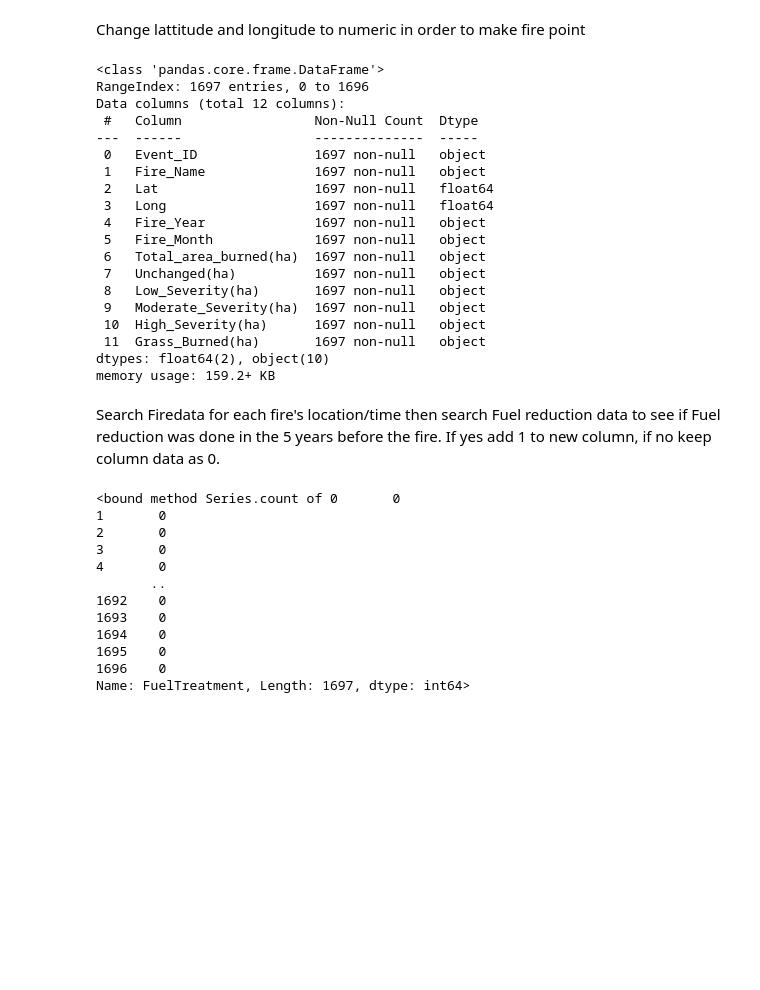
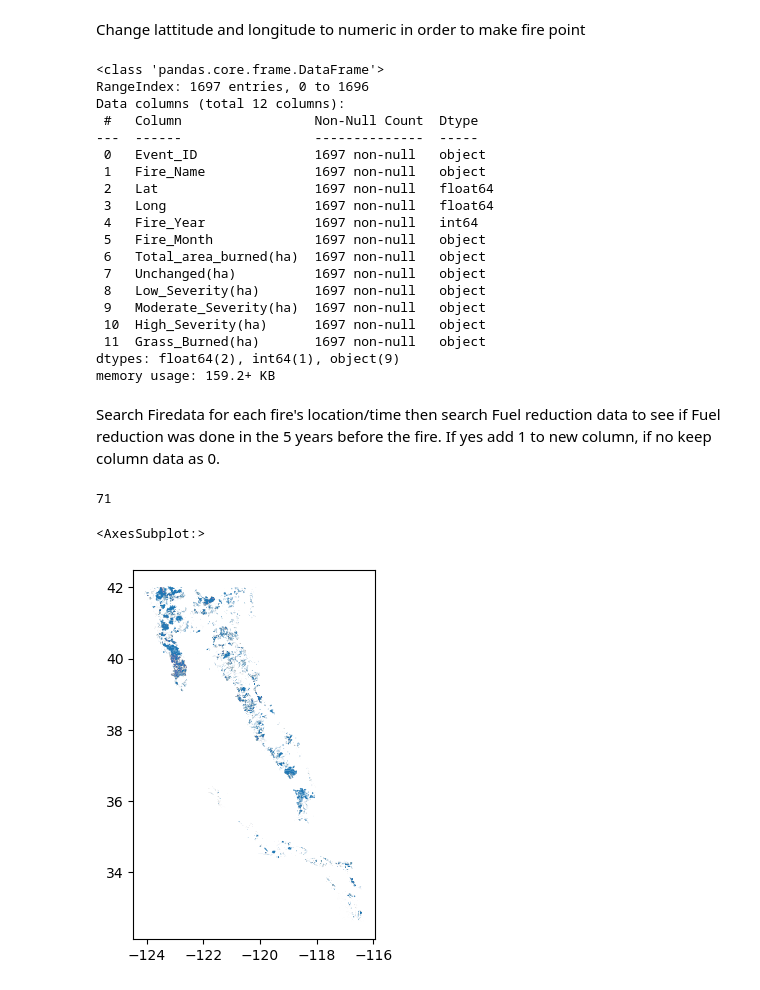
Before and after one commit to armonaDC/Winternship-2023, a Jupyter notebook: Fuel.ipynb, the cells around one changed output. Drawn from its saved outputs; the diff is of its cells as text; code cells hidden in the pictures; blank space fills up the shorter version.

```diff
--- a/Fuel.ipynb
+++ b/Fuel.ipynb
@@ -167,6 +168,8 @@ Change lattitude and longitude to numeric in order to make fire point
 # %%
 fireData['Lat'] = fireData['Lat'].apply(pd.to_numeric)
 fireData['Long'] = fireData['Long'].apply(pd.to_numeric)
+fireData['Fire_Year'] = pd.to_datetime(fireData['Fire_Year'], format="%Y", utc=True)
+ft["DATE_COMPLETED"] = pd.to_datetime(ft["DATE_COMPLETED"])
 fireData.info()
 # %% [output]
 <class 'pandas.core.frame.DataFrame'>
@@ -178,7 +181,7 @@ Data columns (total 12 columns):
  1   Fire_Name              1697 non-null   object
  2   Lat                    1697 non-null   float64
  3   Long                   1697 non-null   float64
- 4   Fire_Year              1697 non-null   object
+ 4   Fire_Year              1697 non-null   int64
  5   Fire_Month             1697 non-null   object
  6   Total_area_burned(ha)  1697 non-null   object
  7   Unchanged(ha)          1697 non-null   object
@@ -186,46 +189,32 @@ Data columns (total 12 columns):
  9   Moderate_Severity(ha)  1697 non-null   object
  10  High_Severity(ha)      1697 non-null   object
  11  Grass_Burned(ha)       1697 non-null   object
-dtypes: float64(2), object(10)
+dtypes: float64(2), int64(1), object(9)
 memory usage: 159.2+ KB
 # %% [markdown]
 Search Firedata for each fire's location/time then search Fuel reduction data to see if Fuel reduction was done in the 5 years before the fire. If yes add 1 to new column, if no keep column data as 0.
 # %%
 fireData['FuelTreatment'] = 0
-fireData['Fire_Year'] = fireData['Fire_Year'].apply(pd.to_numeric)
 
 for i in range(len(fireData)):
-    firePoint = Point(fireData.loc[i, 'Lat'], fireData.loc[i, 'Long'])
-    for j in range(len(ft)):
-        if (fireData.loc[i, 'Fire_Year'] - ft.loc[j, "DATE_COMPLETED"].year <= 5) and (fireData.loc[i, 'Fire_Year'] - ft.loc[j, "DATE_COMPLETED"].year >= 0):
-            if (firePoint.within(ft.loc[j, 'geometry'])):
+    firePoint = Point(fireData.loc[i, 'Long'], fireData.loc[i, 'Lat'])
+    asdf = ft['geometry'].contains(firePoint).loc[lambda x : x == True]
+    if(asdf.size > 0):
+        for j, a in asdf.items():
+            if ((fireData.loc[i, 'Fire_Year'] - ft.loc[j, "DATE_COMPLETED"].year <= 5) and (fireData.loc[i, 'Fire_Year'] - ft.loc[j, "DATE_COMPLETED"].year >= 0)):
                 fireData.loc[i, 'FuelTreatment'] = 1
-                print('entry changed')
-                break
 
-# fireData['FuelTreatment'] = 0
-# for i in range(len(fireData)):
-#     firePoint = Point(fireData.loc[i, 'Long'], fireData.loc[i, 'Lat'])
-#     asdf = ft['geometry'].contains(firePoint).loc[lambda x : x == True]
-#     if(asdf.size > 0):
-#         for j, a in asdf.items():
-#          if ((fireData.loc[i, 'Fire_Year'] - ft.loc[j, "DATE_COMPLETED"].year <= 5) and (fireData.loc[i, 'Fire_Year'] - ft.loc[j, "DATE_COMPLETED"].year >= 0)):
-#             fireData.loc[i, 'FuelTreatment'] = 1
+for i in range(len(fireData)):
+    firePoint = Point(fireData.loc[i, 'Long'], fireData.loc[i, 'Lat'])
+    asdf = ft['geometry'].contains(firePoint).loc[lambda x : x == True]
+    if(asdf.size > 0):
+        for j, a in asdf.items():
+            if ((fireData.loc[i, 'Fire_Year'] - ft.loc[j, "DATE_COMPLETED"].year <= 5) and (fireData.loc[i, 'Fire_Year'] - ft.loc[j, "DATE_COMPLETED"].year >= 0)):
+                fireData.loc[i, 'FuelTreatment'] = 1
 # %%
-fireData.FuelTreatment.count
+fireData.FuelTreatment.sum()
 # %% [output]
-<bound method Series.count of 0       0
-1       0
-2       0
-3       0
-4       0
-       ..
-1692    0
-1693    0
-1694    0
-1695    0
-1696    0
-Name: FuelTreatment, Length: 1697, dtype: int64>
+71
 # %%
 outfile = open('Merged_Fuel.pickle', 'wb')
 pickle.dump(fireData, outfile)
@@ -233,6 +222,12 @@ outfile.close()
 # %%
 # fireData.to_csv('Merged_Fuel.csv')
 
 # qwe = fireData.loc[fireData['FuelTreatment'] == '1']
 
 # fireData[qwe.index].info()
+# fireData["geometry"] = gpd.points_from_xy(fireData.Lat, fireData.Long, crs="EPSG:4326")
+fireData.geometry.plot()
+ft.geometry.plot()
+# %% [output]
+<AxesSubplot:>
+[figure, added]
```
Also changed, not shown: parts of 1 cell of this notebook.
